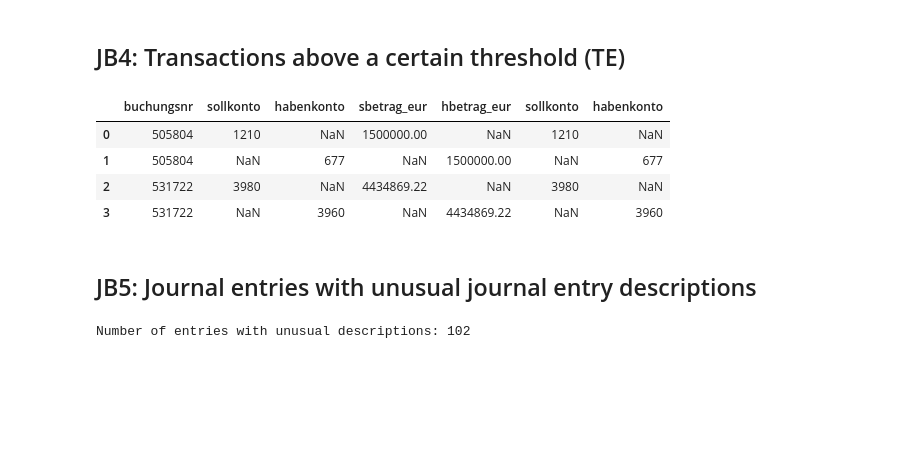
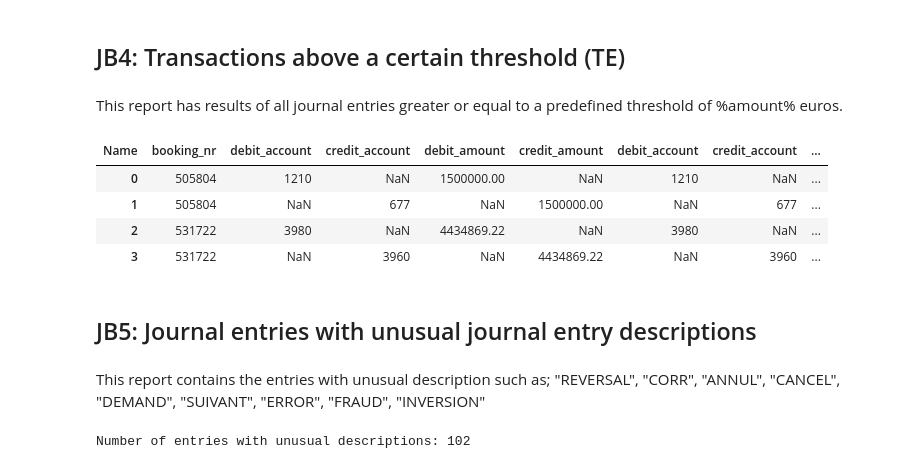
Before and after one commit to tlex-web/journal-entry-tests, a Jupyter notebook: JET.ipynb, the cells around one changed output. Drawn from its saved outputs; the diff is of its cells as text; code cells hidden in the pictures; blank space fills up the shorter version.

```diff
--- a/JET.ipynb
+++ b/JET.ipynb
@@ -576,9 +574,7 @@ dtype: object
 # %%
-#index_eql_acc = df_gl_sums.loc[df_gl_sums.index[df_gl_sums["sollkonto"] == df_tb["kontonummer"]]]
-
-# get all true values
-df_credit_gl_tb = df_gl_sums[df_gl_sums["habenkonto"].isin(df_tb["kontonummer"])]
-df_debit_gl_tb = df_gl_sums[df_gl_sums["sollkonto"].isin(df_tb["kontonummer"])]
+# save two separate dataframes for credit and debit accounts with the corresponding TB accounts
+df_credit_gl_tb = df_gl_sums[df_gl_sums["credit_account"].isin(df_tb["kontonummer"])]
+df_debit_gl_tb = df_gl_sums[df_gl_sums["debit_account"].isin(df_tb["kontonummer"])]
 
 print(df_credit_gl_tb.shape, df_debit_gl_tb.shape)
 # %% [output]
@@ -589,8 +585,8 @@ print(df_credit_gl_tb.shape, df_debit_gl_tb.shape)
 acc_with_diff_credit = []
 sum_diff_credit = 0
 
-for acc in df_credit_gl_tb["habenkonto"]:
-    sum_gl = round(df_credit_gl_tb["hbetrag_eur"].loc[df_credit_gl_tb.index[df_credit_gl_tb["habenkonto"] == acc]].sum(), 2)
+for acc in df_credit_gl_tb["credit_account"]:
+    sum_gl = round(df_credit_gl_tb["credit_amount"].loc[df_credit_gl_tb.index[df_credit_gl_tb["credit_account"] == acc]].sum(), 2)
     sum_tb = round(df_tb["haben_periode_12"].loc[df_tb.index[df_tb["kontonummer"] == acc]].sum(), 2)
     if sum_gl != sum_tb:
         acc_with_diff_credit.append(acc)
@@ -599,7 +595,7 @@ for acc in df_credit_gl_tb["habenkonto"]:
     else:
         print(f"Account: {acc} GL: {sum_gl} TB: {sum_tb} {bcolors.OKGREEN}OK{bcolors.ENDC}")
 
-pd.DataFrame(acc_with_diff_credit).to_excel('../JB1/credit_diff_gl_tb.xlsx', sheet_name='GL vs TB' ,index=False, header=True, float_format="%.2f", engine='xlsxwriter')
+pd.DataFrame(acc_with_diff_credit).to_excel('./results/JB1/credit_diff_gl_tb.xlsx', sheet_name='GL vs TB' ,index=False, header=True, float_format="%.2f", engine='xlsxwriter')
 # %% [output]
 Account: 23 GL: 14495.0 TB: 14495.0 OK
 Account: 25 GL: 8159.2 TB: 8159.2 OK
@@ -624,8 +620,8 @@ Account: 8970 GL: 126941.03 TB: 126941.03 OK
 acc_with_diff_debit = []
 sum_diff_debit = 0
 
-for acc in df_debit_gl_tb["sollkonto"]:
-    sum_gl = round(df_debit_gl_tb["sbetrag_eur"].loc[df_debit_gl_tb.index[df_debit_gl_tb["sollkonto"] == acc]].sum(), 2)
+for acc in df_debit_gl_tb["debit_account"]:
+    sum_gl = round(df_debit_gl_tb["debit_amount"].loc[df_debit_gl_tb.index[df_debit_gl_tb["debit_account"] == acc]].sum(), 2)
     sum_tb = round(df_tb["soll_periode_12"].loc[df_tb.index[df_tb["kontonummer"] == acc]].sum(), 2)
     if sum_gl != sum_tb:
         acc_with_diff_debit.append(acc)
@@ -634,7 +630,7 @@ for acc in df_debit_gl_tb["sollkonto"]:
     else:
         print(f"Account: {acc} GL: {sum_gl} TB: {sum_tb} {bcolors.OKGREEN}OK{bcolors.ENDC}")
 
-pd.DataFrame(acc_with_diff_debit).to_excel('../JB1/debit_diff_gl_tb.xlsx', sheet_name='GL vs TB' ,index=False, header=True, float_format="%.2f", engine='xlsxwriter')
+pd.DataFrame(acc_with_diff_debit).to_excel('./results/JB1/debit_diff_gl_tb.xlsx', sheet_name='GL vs TB' ,index=False, header=True, float_format="%.2f", engine='xlsxwriter')
 # %% [output]
 Account: 22 GL: 14495.0 TB: 14495.0 OK
 Account: 23 GL: 22620.0 TB: 22620.0 OK
@@ -680,9 +676,9 @@ gl_acc_diff = []
 df_gl_acc_diff = pd.DataFrame()
 
 
-for acc in df_gl_sums["sollkonto"]:
-    sum_debit = round(df_gl_sums["sbetrag_eur"].loc[df_gl_sums.index[df_gl_sums["sollkonto"] == acc]].sum(), 2)
-    sum_credit = round(df_gl_sums["hbetrag_eur"].loc[df_gl_sums.index[df_gl_sums["habenkonto"] == acc]].sum(), 2)
+for acc in df_gl_sums["debit_account"]:
+    sum_debit = round(df_gl_sums["debit_amount"].loc[df_gl_sums.index[df_gl_sums["debit_account"] == acc]].sum(), 2)
+    sum_credit = round(df_gl_sums["credit_amount"].loc[df_gl_sums.index[df_gl_sums["credit_account"] == acc]].sum(), 2)
     diff = sum_debit - sum_credit
     gl_acc.append(acc)
     gl_acc_diff.append(diff)
@@ -690,17 +686,17 @@ for acc in df_gl_sums["sollkonto"]:
         print(f"Account: {acc} Debit: {sum_debit} Credit: {sum_credit} {bcolors.FAIL} Diff: {diff}{bcolors.ENDC}")
 
 df_gl_acc_diff["konto"] = gl_acc
-df_gl_acc_diff["debit"] = [round(df_gl_sums["sbetrag_eur"].loc[df_gl_sums.index[df_gl_sums["sollkonto"] == acc]].sum(), 2) for acc in gl_acc]
-df_gl_acc_diff["credit"] = [round(df_gl_sums["hbetrag_eur"].loc[df_gl_sums.index[df_gl_sums["habenkonto"] == acc]].sum(), 2) for acc in gl_acc]
+df_gl_acc_diff["debit"] = [round(df_gl_sums["debit_amount"].loc[df_gl_sums.index[df_gl_sums["debit_account"] == acc]].sum(), 2) for acc in gl_acc]
+df_gl_acc_diff["credit"] = [round(df_gl_sums["credit_amount"].loc[df_gl_sums.index[df_gl_sums["credit_account"] == acc]].sum(), 2) for acc in gl_acc]
 df_gl_acc_diff["diff"] = gl_acc_diff
 
 
 df_gl_acc_diff = df_gl_acc_diff.drop(df_gl_acc_diff[(df_gl_acc_diff["konto"].isna()) | (df_gl_acc_diff["diff"] == 0)].index).reset_index(drop=True)
 
 if df_gl_acc_diff.empty == False:
-    df_gl_acc_diff.to_excel('../JB1/gl_acc_diff.xlsx', sheet_name='GL acc difference' ,index=False, header=True, float_format="%.2f", engine='xlsxwriter')
+    df_gl_acc_diff.to_excel('./results/JB1/gl_acc_diff.xlsx', sheet_name='GL acc difference' ,index=False, header=True, float_format="%.2f", engine='xlsxwriter')
 else:
-    with open('../JB1/no_gl_acc_diff.txt', 'w') as f:
+    with open('./results/JB1/no_gl_acc_diff.txt', 'w') as f:
         f.write('No difference between debit and credit accounts in the GL')
 # %% [output]
 Account: 22 Debit: 14495.0 Credit: 0.0  Diff: 14495.0
@@ -999,29 +996,33 @@ df_acc_class_userid_credit.head(20)
 *Not applicable for Doneck Euroflex S.A.*
 # %% [markdown]
 ## JB4: Transactions above a certain threshold (TE)
+# %% [markdown]
+This report has results of all journal entries greater or equal to a predefined threshold of %amount% euros.
 # %%
 # materiality threshold for the account classes
 materiality_threshold = 1_400_000
 
 # get all transactions above the materiality threshold
-df_trans_greater_te = df_gl.filter(["buchungsnr", "sollkonto", "habenkonto", "sbetrag_eur", "hbetrag_eur", "sollkonto", "habenkonto", "benutzer"]).loc[(df_gl["sbetrag_eur"] > materiality_threshold) | (df_gl["hbetrag_eur"] > materiality_threshold)].reset_index(drop=True)
+df_trans_greater_te = df_gl.filter(["booking_nr", "debit_account", "credit_account", "debit_amount", "credit_amount", "debit_account", "credit_account", "user"]).loc[(df_gl["debit_amount"] > materiality_threshold) | (df_gl["credit_amount"] > materiality_threshold)].reset_index(drop=True)
 
 if df_trans_greater_te.empty == False:
-    df_trans_greater_te.to_excel('../JB4/transactions_greater_te.xlsx', sheet_name='Trans greater TE' ,index=False, header=True, float_format="%.2f", engine='xlsxwriter')
+    df_trans_greater_te.to_excel('./results/JB4/transactions_greater_te.xlsx', sheet_name='Trans greater TE' ,index=False, header=True, float_format="%.2f", engine='xlsxwriter')
 else:
-    with open('../JB4/no_transactions_greater_te.txt', 'w') as f:
+    with open('./results/JB4/no_transactions_greater_te.txt', 'w') as f:
         f.write('No transactions greater than the materiality threshold')
 
 
 df_trans_greater_te
 # %% [output]
-|  | buchungsnr | sollkonto | habenkonto | sbetrag_eur | hbetrag_eur | sollkonto | habenkonto |
-| 0 | 505804 | 1210 | NaN | 1500000.00 | NaN | 1210 | NaN |
-| 1 | 505804 | NaN | 677 | NaN | 1500000.00 | NaN | 677 |
-| 2 | 531722 | 3980 | NaN | 4434869.22 | NaN | 3980 | NaN |
-| 3 | 531722 | NaN | 3960 | NaN | 4434869.22 | NaN | 3960 |
+| Name | booking_nr | debit_account | credit_account | debit_amount | credit_amount | debit_account | credit_account | ... |
+| 0 | 505804 | 1210 | NaN | 1500000.00 | NaN | 1210 | NaN | ... |
+| 1 | 505804 | NaN | 677 | NaN | 1500000.00 | NaN | 677 | ... |
+| 2 | 531722 | 3980 | NaN | 4434869.22 | NaN | 3980 | NaN | ... |
+| 3 | 531722 | NaN | 3960 | NaN | 4434869.22 | NaN | 3960 | ... |
 # %% [markdown]
 ## JB5: Journal entries with unusual journal entry descriptions
+# %% [markdown]
+This report contains the entries with unusual description such as; "REVERSAL", "CORR", "ANNUL", "CANCEL", "DEMAND", "SUIVANT", "ERROR", "FRAUD", "INVERSION"
 # %%
 # create a list with unusual keywords for JE descriptions
 lib = ["manual", "corr", "reversal", "error", "inversion", "gift", "charity","fehler", "korrektur", "umkehrung", "schenkung", "spende", "storno", "stornierung"]
```
Also changed, not shown: parts of 39 cells of this notebook, 2 other files.
